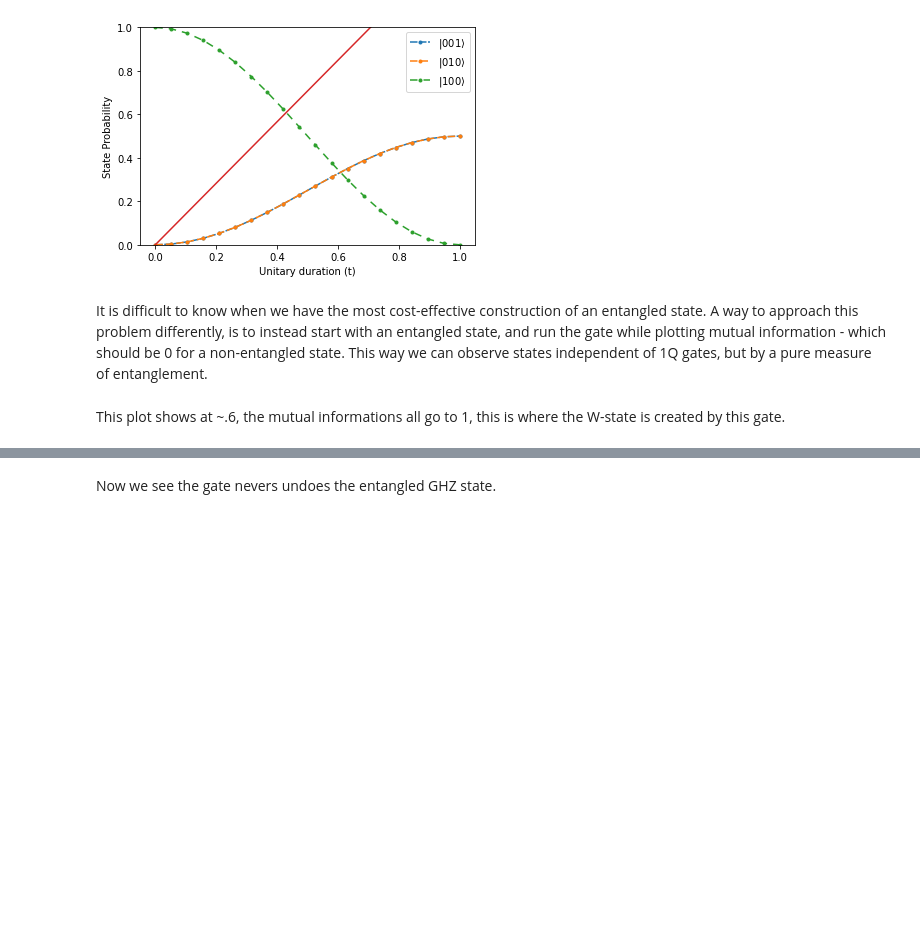
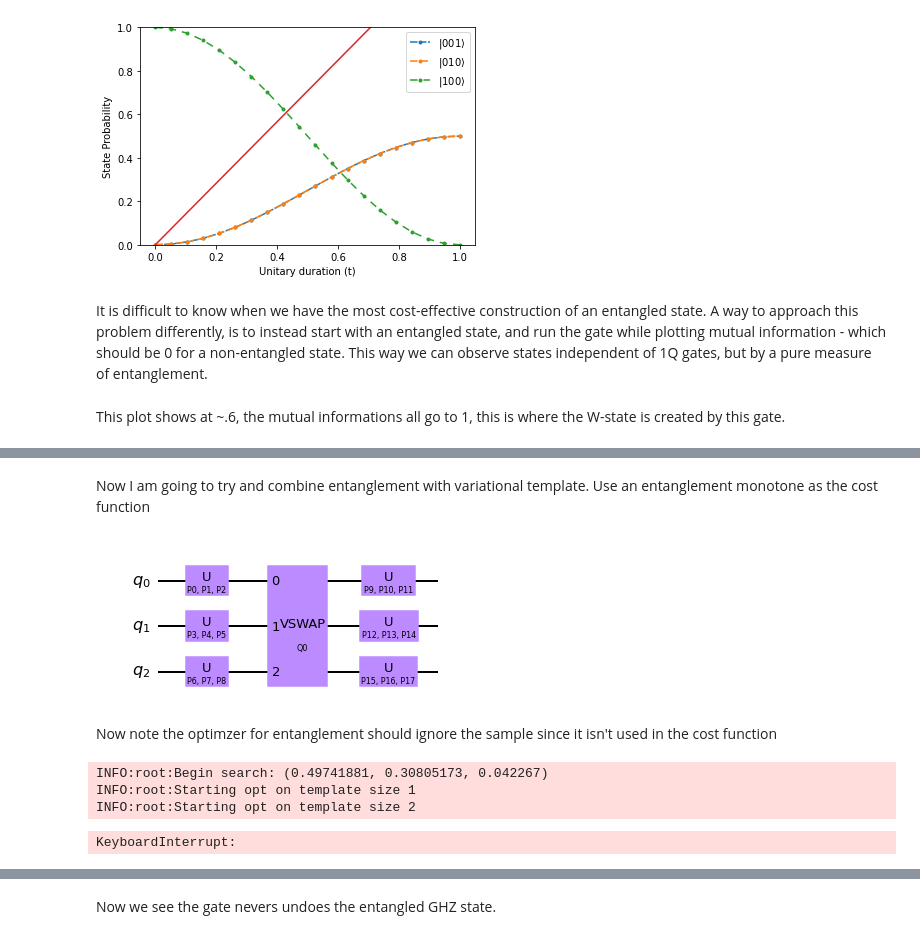
Before and after one commit to Pitt-JonesLab/slam_decomposition, a Jupyter notebook: src/scripts/entropy-entanglement.ipynb, the cells around one changed output, grey strips where cells are left out. Cells and saved outputs as stored; diff of their text form; code cells hidden in the pictures; blank space fills up the shorter version.

```diff
--- a/src/scripts/entropy-entanglement.ipynb
+++ b/src/scripts/entropy-entanglement.ipynb
@@ -177,0 +230,11 @@ final state: [0.0, 0.0, 1.9999999999999996]
+# %% [markdown]
+Now I am going to try and combine entanglement with variational template. Use an entanglement monotone as the cost function
+# %%
+from src.basisv2 import CircuitTemplateV2
+from src.utils.custom_gates import VSwap
+basis = CircuitTemplateV2(n_qubits=3, base_gates = [VSwap], edge_params=[[(0,1,2)]])
+basis.build(1)
+basis.spanning_range = range(1,2)
+basis.circuit.draw(output='mpl')
+# %% [output]
+[figure, added]
@@ -177,0 +248,12 @@ final state: [0.0, 0.0, 1.9999999999999996]
+# %% [markdown]
+Now note the optimzer for entanglement should ignore the sample since it isn't used in the cost function
+# %%
+from src.sampler import HaarSample
+sampler = HaarSample(seed=0,n_samples=1)
+s = [s for s in sampler][0]
+ret = optimizer.approximate_target_U(s)
+# %% [output]
+INFO:root:Begin search: (0.49741881, 0.30805173, 0.042267)
+INFO:root:Starting opt on template size 1
+INFO:root:Starting opt on template size 2
+KeyboardInterrupt:
```
Also changed, not shown: parts of 22 cells of this notebook, 6 other files.
